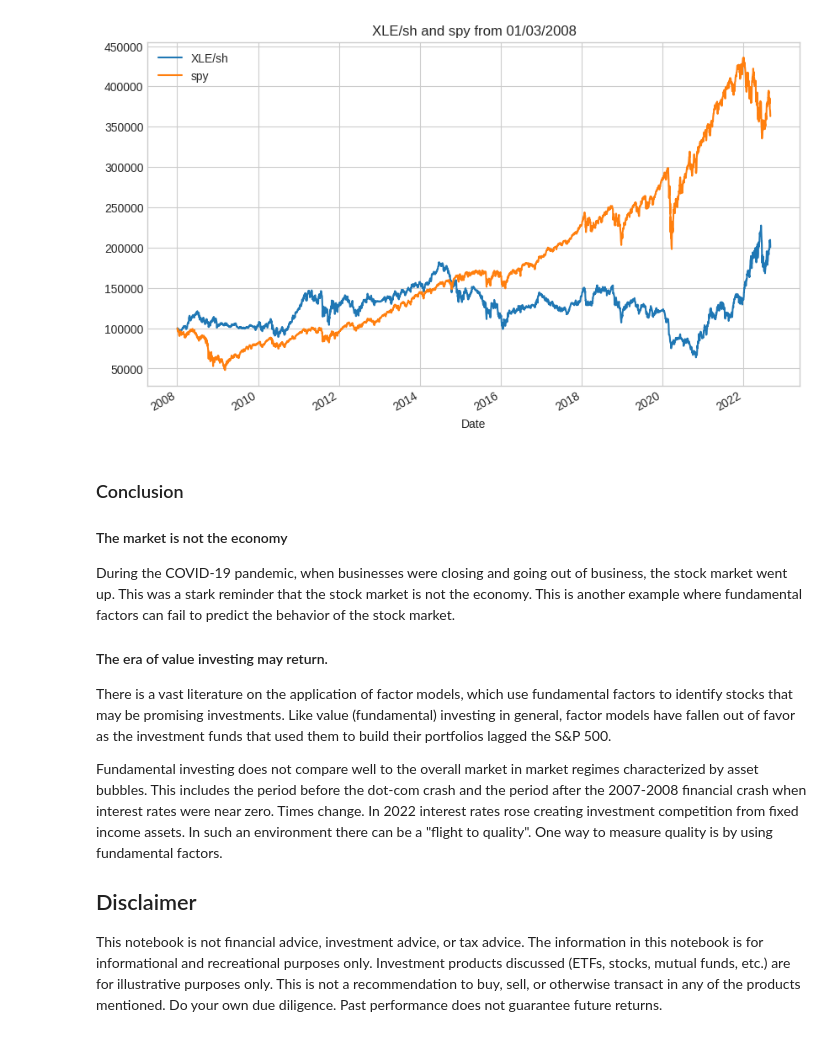
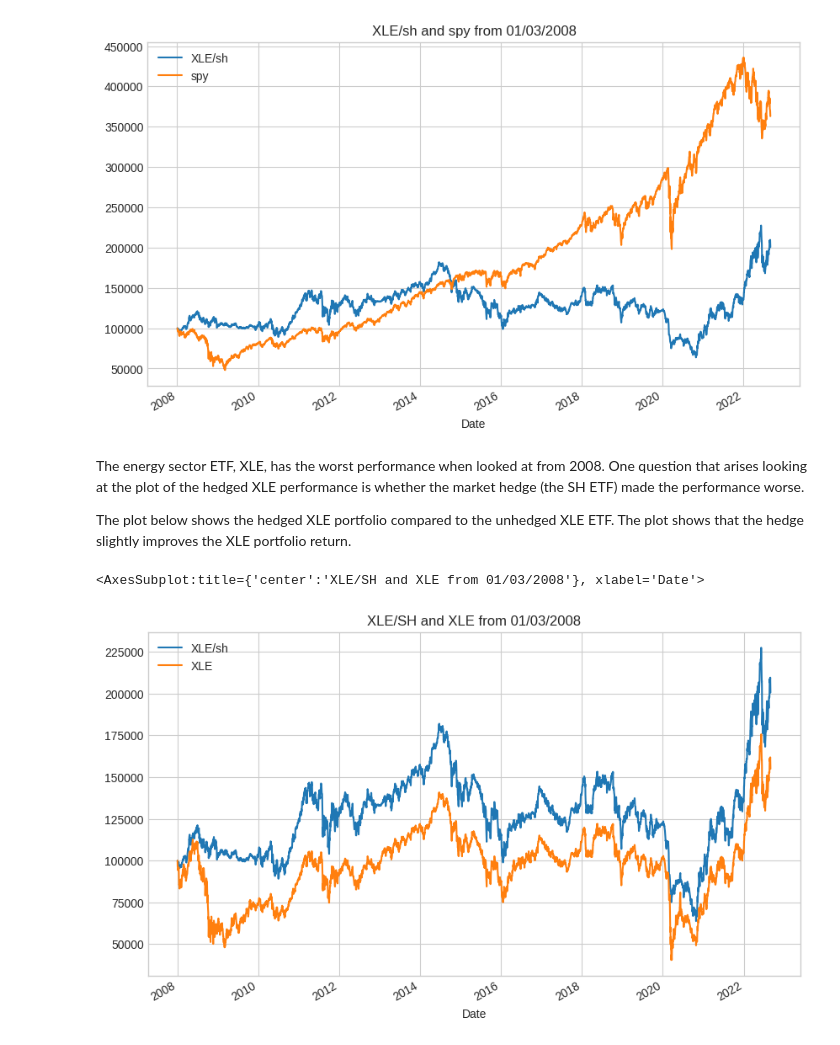
Before and after one commit to IanLKaplan/lazy_fundamental_analyst, a Jupyter notebook: lazy_fundamental_analyst.ipynb, the cells around one changed output. Cells and saved outputs as stored; diff of their text form; code cells hidden in the pictures.

Commit message:
Added XLE sector code Added more discussion in the conclusion

```diff
--- a/lazy_fundamental_analyst.ipynb
+++ b/lazy_fundamental_analyst.ipynb
@@ -1265,42 +1265,27 @@ for sym in sector_close.columns:
 [figure]
 [figure]
 [figure]
-# %% [markdown]
-
-
-<h3>
-Conclusion
-</h3>
-<h4>
-The market is not the economy
-</h4>
-<p>
-During the COVID-19 pandemic, when businesses were closing and going out of business, the stock market went up.
-This was a stark reminder that the stock market is not the economy. This is another example where fundamental factors
-can fail to predict the behavior of the stock market.
-</p>
-<h4>
-The era of value investing may return.
-</h4>
-<p>
-There is a vast literature on the application of factor models, which use fundamental factors to identify stocks that may
-be promising investments. Like value (fundamental) investing in general, factor models have fallen out of favor as
-the investment funds that used them to build their portfolios lagged the S&P 500.
-</p>
-<p>
-Fundamental investing does not compare well to the overall market in market regimes characterized by asset bubbles. This includes
-the period before the dot-com crash and the period after the 2007-2008 financial crash when interest rates were near zero.
-Times change. In 2022 interest rates rose creating investment competition from fixed income assets. In such an environment there
-can be a "flight to quality". One way to measure quality is by using fundamental factors.
-</p>
-<h2>
-Disclaimer
-</h2>
-<p>
-This notebook is not financial advice, investment advice, or tax advice.
-The information in this notebook is for informational and recreational purposes only.
-Investment products discussed (ETFs, stocks, mutual funds, etc.) are for illustrative purposes
-only. This is not a recommendation to buy, sell, or otherwise transact in any of the
-products mentioned. Do your own due diligence. Past performance does not guarantee
-future returns.
-</p>
+# %% [markdown]
+<p>
+The energy sector ETF, XLE, has the worst performance when looked at from 2008. One question that arises looking at the plot of
+the hedged XLE performance is whether the market hedge (the SH ETF) made the performance worse.
+</p>
+<p>
+The plot below shows the hedged XLE portfolio compared to the unhedged XLE ETF. The plot shows that the hedge slightly improves the
+XLE portfolio return.
+</p>
+# %%
+xle_close_df = pd.DataFrame(sector_close['XLE'])
+xle_df = hedged_portfolio(holdings=holdings,
+                          portfolio_asset=xle_close_df,
+                          hedge_asset=sh_close_df,
+                          start_date=port_start_date,
+                          end_date=end_date,
+                          yearly_eps=eps_yearly,
+                          unemployment=bls_unemployment_df)
+
+plot_df = build_plot_data(holdings=holdings, portfolio_df=xle_df, benchmark=xle_close_df)
+plot_df.plot(grid=True, title=f'XLE/SH and XLE from {port_start_date.strftime("%m/%d/%Y")}', figsize=(10, 6))
+# %% [output]
+<AxesSubplot:title={'center':'XLE/SH and XLE from 01/03/2008'}, xlabel='Date'>
+[figure, added]
```
Also changed, not shown: parts of 1 cell of this notebook, 1 other file.
